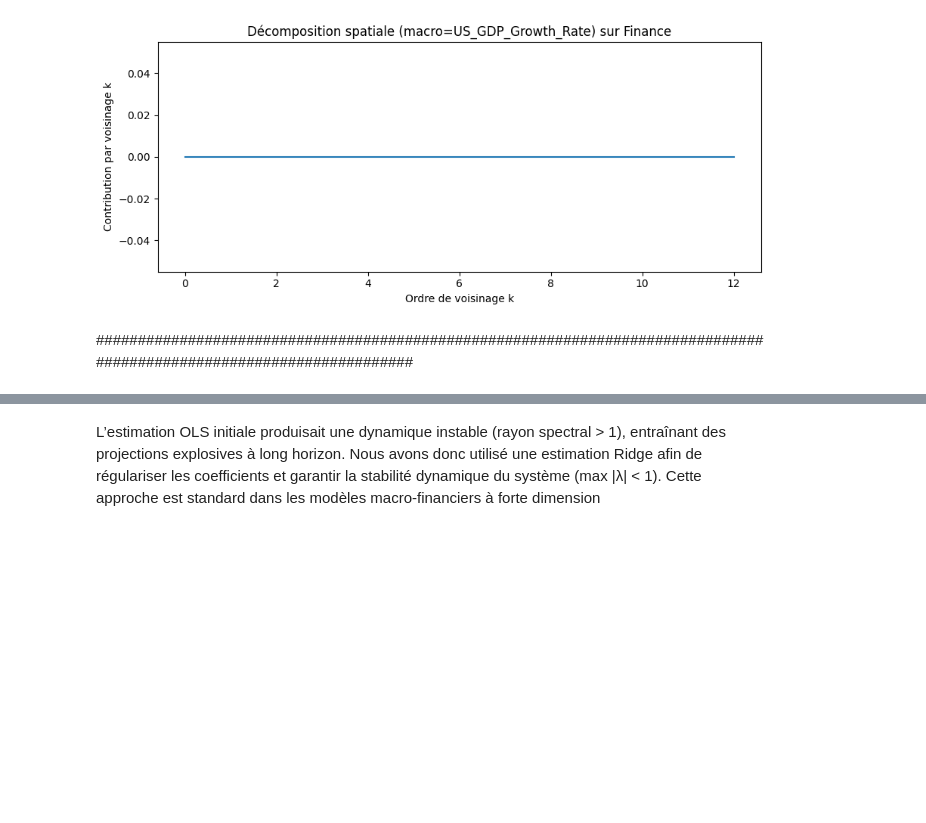
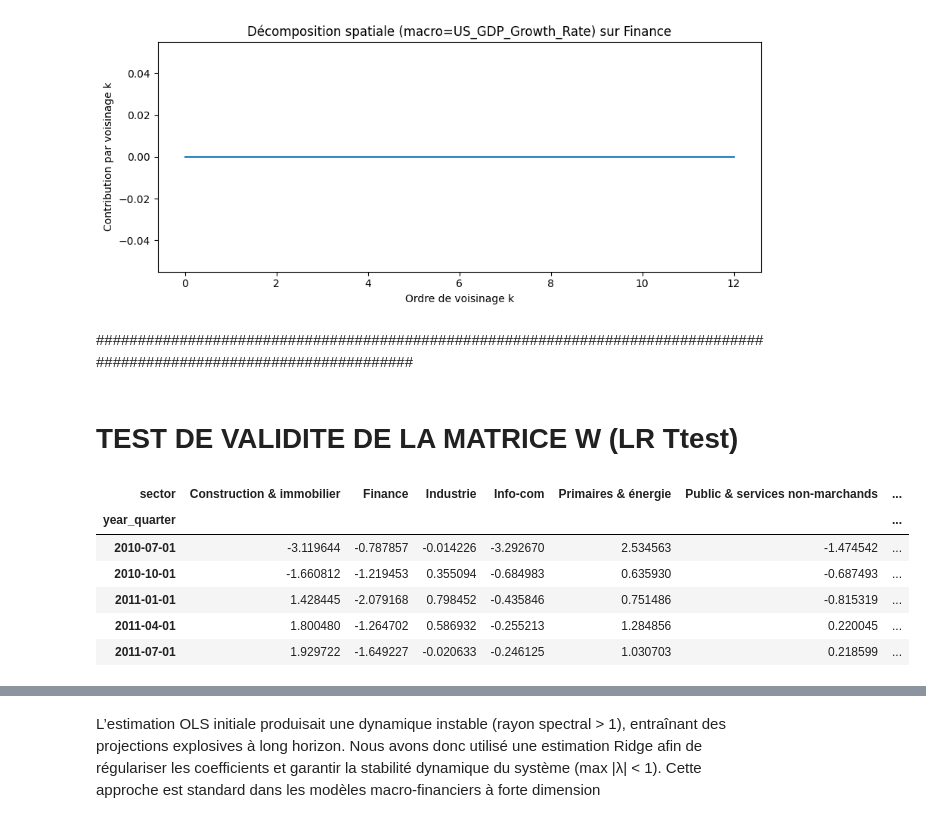
Before and after one commit to Celeste2405/PFE-CLIMATE-STRESS-TESTING-BANKING-PORTFOLIO, a Jupyter notebook: gvar_effets_marginaux.ipynb, the cells around one changed output, grey strips where cells are left out. Drawn from its saved outputs; the diff is of its cells as text; code cells hidden in the pictures; blank space fills up the shorter version.

Commit message:
validite W

```diff
--- a/gvar_effets_marginaux.ipynb
+++ b/gvar_effets_marginaux.ipynb
@@ -808,3 +808,5 @@ plot_spatial_for_one("Finance", macros[0], terms_l3, sectors, macros, cumulative
 [figure]
 # %% [markdown]
 ######################################################################################################################
+# %% [markdown]
+# TEST DE VALIDITE DE LA MATRICE W (LR Ttest)
@@ -810,0 +820,10 @@ plot_spatial_for_one("Finance", macros[0], terms_l3, sectors, macros, cumulative
+# %%
+Z_hist.head()
+# %% [output]
+| sector | Construction & immobilier | Finance | Industrie | Info-com | Primaires & énergie | Public & services non-marchands | ... |
+| year_quarter |  |  |  |  |  |  | ... |
+| 2010-07-01 | -3.119644 | -0.787857 | -0.014226 | -3.292670 | 2.534563 | -1.474542 | ... |
+| 2010-10-01 | -1.660812 | -1.219453 | 0.355094 | -0.684983 | 0.635930 | -0.687493 | ... |
+| 2011-01-01 | 1.428445 | -2.079168 | 0.798452 | -0.435846 | 0.751486 | -0.815319 | ... |
+| 2011-04-01 | 1.800480 | -1.264702 | 0.586932 | -0.255213 | 1.284856 | 0.220045 | ... |
+| 2011-07-01 | 1.929722 | -1.649227 | -0.020633 | -0.246125 | 1.030703 | 0.218599 | ... |
```
Also changed, not shown: parts of 59 cells of this notebook.
